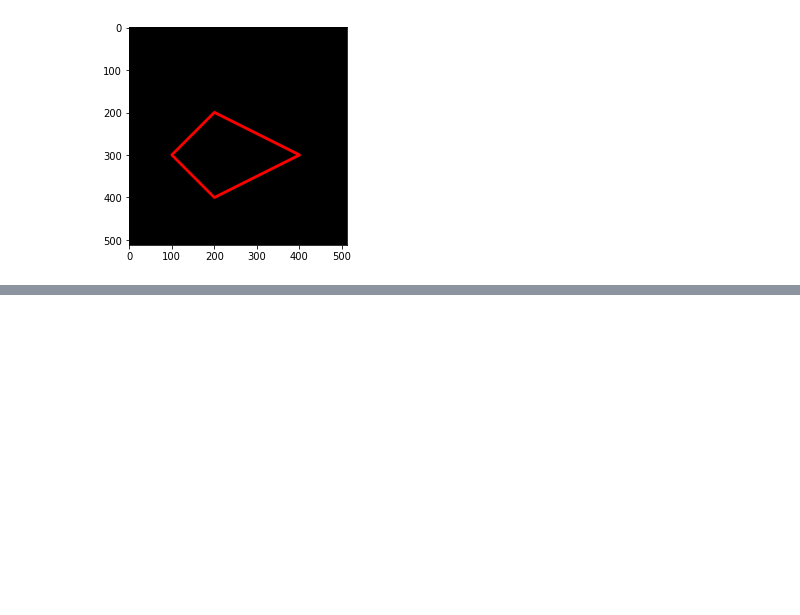
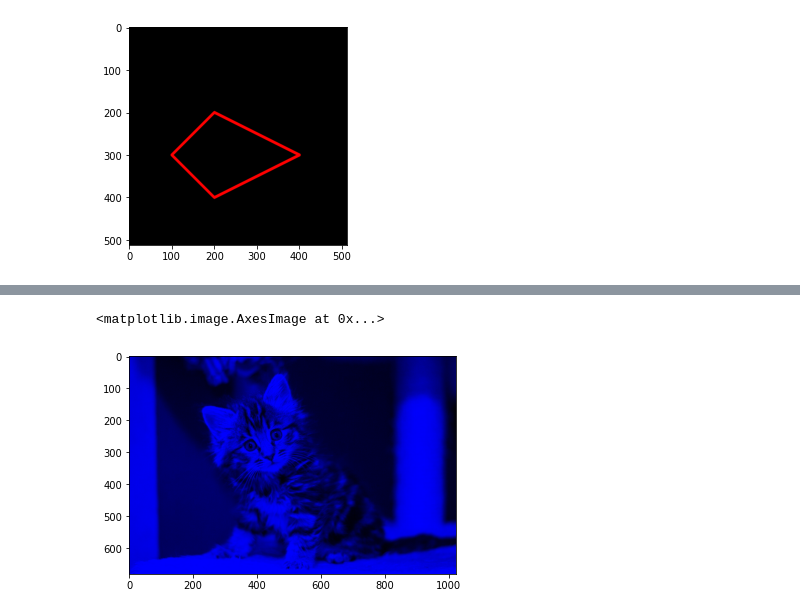
Before and after one commit to safira123-pixel/PCVK_Genap_2023, a Jupyter notebook: week2.ipynb, the cells around one changed output, grey strips where cells are left out. Drawn from its saved outputs; the diff is of its cells as text; code cells hidden in the pictures; blank space fills up the shorter version.

```diff
--- a/week2.ipynb
+++ b/week2.ipynb
@@ -131,0 +156,8 @@ dan int32?
+# %%
+#2 GREEN BLUE
+img_gb = img
+img_gb[:,:,0] = 0
+plt.imshow(img_gb)
+# %% [output]
+<matplotlib.image.AxesImage at 0x...>
+[figure, added]
```
Also changed, not shown: parts of 12 cells of this notebook.
